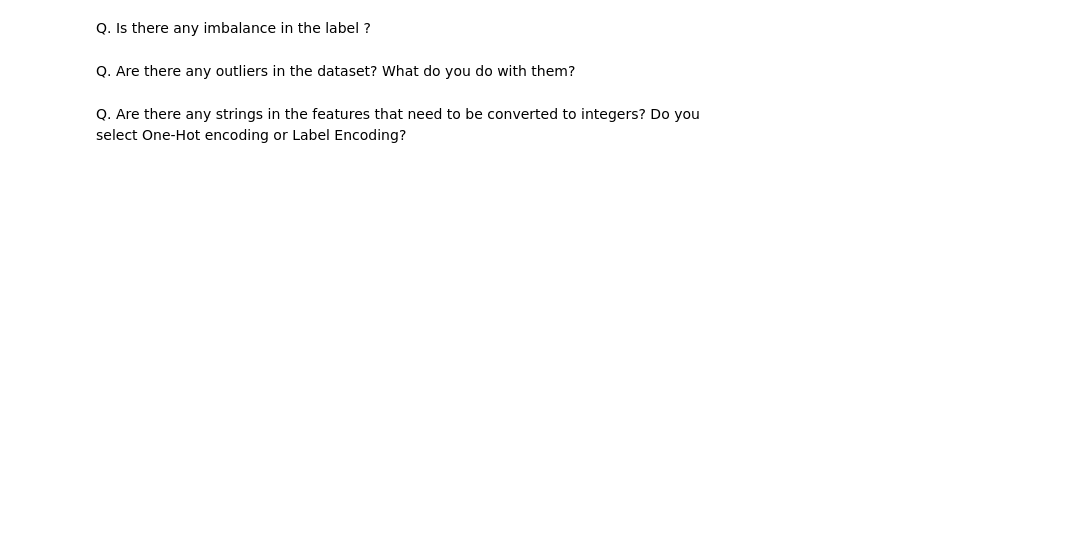
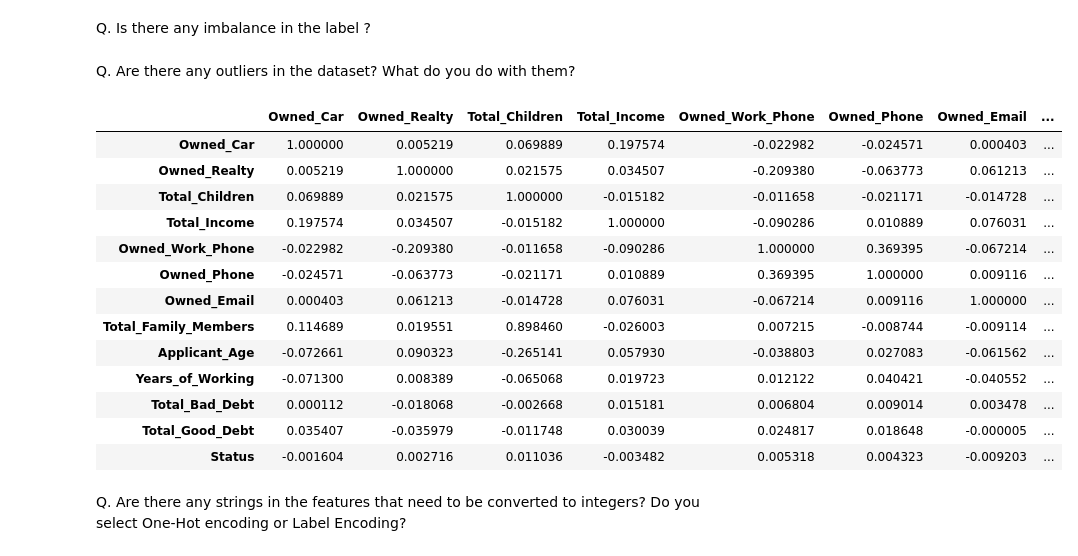
Before and after one commit to ShodekeA/MyProjects, a Jupyter notebook: Credit_card_application_AS.ipynb, the cells around one changed output. Drawn from its saved outputs; the diff is of its cells as text; code cells hidden in the pictures; blank space fills up the shorter version.

```diff
--- a/Credit_card_application_AS.ipynb
+++ b/Credit_card_application_AS.ipynb
@@ -50,5 +166,23 @@ Q. Is there any imbalance in the label
 ?
 # %% [markdown]
 Q. Are there any outliers in the dataset? What do you do with them?
+# %%
+x.corr()
+# No outliers in the dataset
+# %% [output]
+|  | Owned_Car | Owned_Realty | Total_Children | Total_Income | Owned_Work_Phone | Owned_Phone | Owned_Email | ... |
+| Owned_Car | 1.000000 | 0.005219 | 0.069889 | 0.197574 | -0.022982 | -0.024571 | 0.000403 | ... |
+| Owned_Realty | 0.005219 | 1.000000 | 0.021575 | 0.034507 | -0.209380 | -0.063773 | 0.061213 | ... |
+| Total_Children | 0.069889 | 0.021575 | 1.000000 | -0.015182 | -0.011658 | -0.021171 | -0.014728 | ... |
+| Total_Income | 0.197574 | 0.034507 | -0.015182 | 1.000000 | -0.090286 | 0.010889 | 0.076031 | ... |
+| Owned_Work_Phone | -0.022982 | -0.209380 | -0.011658 | -0.090286 | 1.000000 | 0.369395 | -0.067214 | ... |
+| Owned_Phone | -0.024571 | -0.063773 | -0.021171 | 0.010889 | 0.369395 | 1.000000 | 0.009116 | ... |
+| Owned_Email | 0.000403 | 0.061213 | -0.014728 | 0.076031 | -0.067214 | 0.009116 | 1.000000 | ... |
+| Total_Family_Members | 0.114689 | 0.019551 | 0.898460 | -0.026003 | 0.007215 | -0.008744 | -0.009114 | ... |
+| Applicant_Age | -0.072661 | 0.090323 | -0.265141 | 0.057930 | -0.038803 | 0.027083 | -0.061562 | ... |
+| Years_of_Working | -0.071300 | 0.008389 | -0.065068 | 0.019723 | 0.012122 | 0.040421 | -0.040552 | ... |
+| Total_Bad_Debt | 0.000112 | -0.018068 | -0.002668 | 0.015181 | 0.006804 | 0.009014 | 0.003478 | ... |
+| Total_Good_Debt | 0.035407 | -0.035979 | -0.011748 | 0.030039 | 0.024817 | 0.018648 | -0.000005 | ... |
+| Status | -0.001604 | 0.002716 | 0.011036 | -0.003482 | 0.005318 | 0.004323 | -0.009203 | ... |
 # %% [markdown]
 Q. Are there any strings in the features that need to be converted to integers? Do you select One-Hot encoding or Label Encoding?
```
Also changed, not shown: parts of 19 cells of this notebook.
